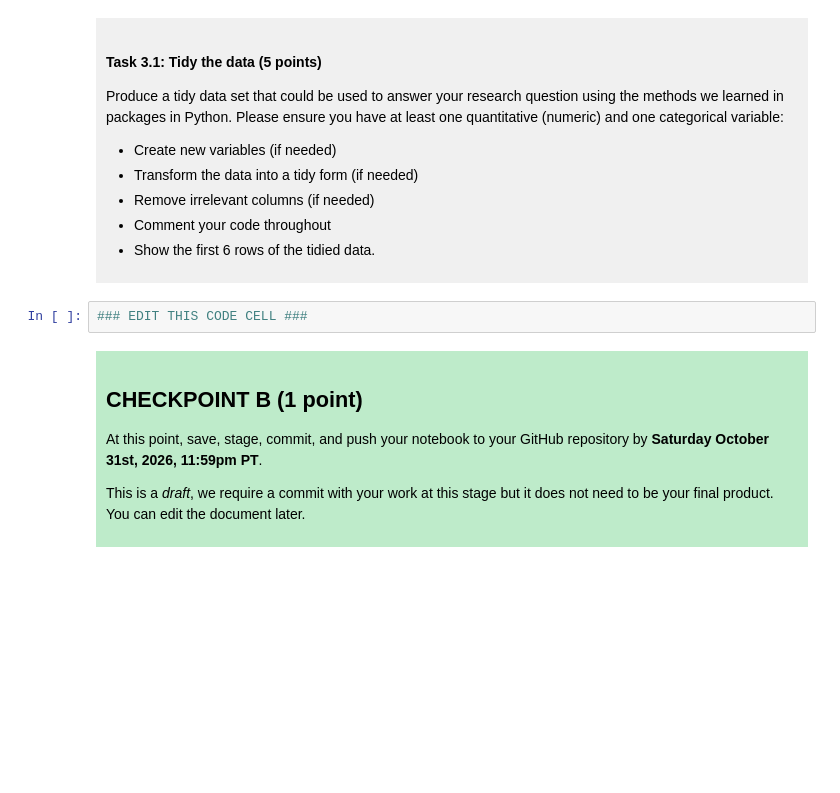
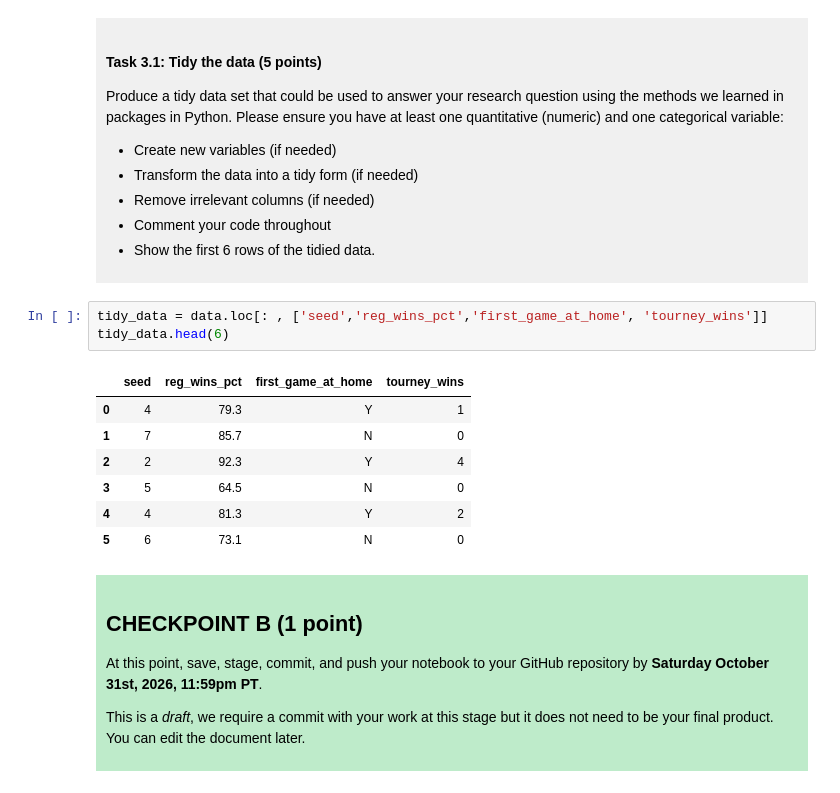
Before and after one commit to Mike47a/dsci-100-project-Mike-Xu, a Jupyter notebook: dsci-100-project-notebook (1).ipynb, the cells around one changed output. Cells and saved outputs as stored; diff of their text form; blank space fills up the shorter version.

```diff
--- a/dsci-100-project-notebook (1).ipynb
+++ b/dsci-100-project-notebook (1).ipynb
@@ -187,7 +198,16 @@ Produce a tidy data set that could be used to answer your research question usin
 
 </div>
 # %%
-### EDIT THIS CODE CELL ###
+tidy_data = data.loc[: , ['seed','reg_wins_pct','first_game_at_home', 'tourney_wins']]
+tidy_data.head(6)
+# %% [output]
+|  | seed | reg_wins_pct | first_game_at_home | tourney_wins |
+| 0 | 4 | 79.3 | Y | 1 |
+| 1 | 7 | 85.7 | N | 0 |
+| 2 | 2 | 92.3 | Y | 4 |
+| 3 | 5 | 64.5 | N | 0 |
+| 4 | 4 | 81.3 | Y | 2 |
+| 5 | 6 | 73.1 | N | 0 |
 # %% [markdown]
 <div style="background-color: #beebca; padding: 10px;">
 
```
Also changed, not shown: parts of 3 cells of this notebook.
